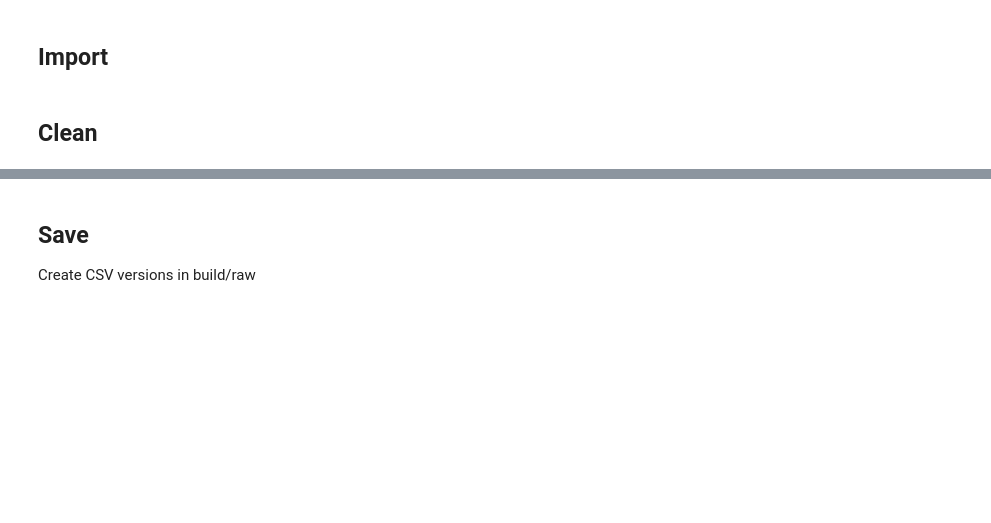
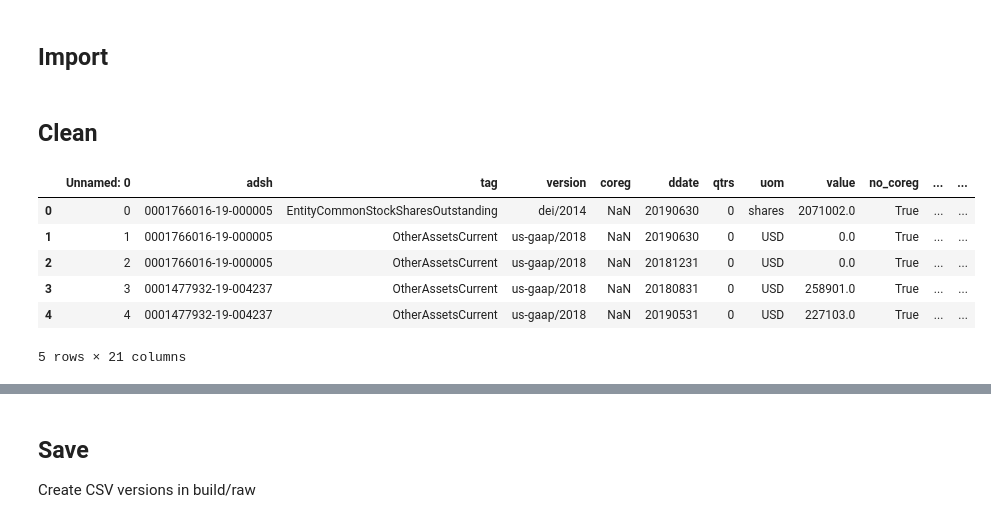
Before and after one commit to mixerupper/1001-term-project, a Jupyter notebook: code/02-build/01b-create-features.ipynb, the cells around one changed output, grey strips where cells are left out. Cells and saved outputs as stored; diff of their text form; code cells hidden in the pictures; blank space fills up the shorter version.

```diff
--- a/code/02-build/01b-create-features.ipynb
+++ b/code/02-build/01b-create-features.ipynb
@@ -24,7 +25,6 @@ data_root = initialize_data_root("AY")
 # %% [markdown]
 ## Import <a name="Import"></a>
 # %%
-raw_num_data = pd.read_csv(data_root+'02-build/raw/2019q3/num.csv')
-raw_tag_data = pd.read_csv(data_root+'02-build/raw/2019q3/tag.csv')
+raw_sec_data = pd.read_csv(data_root+'02-build/clean/2019q3/sec_data_long.csv')
 # %% [markdown]
 ## Clean <a name="Clean"></a>
@@ -36,2 +31,14 @@ test_tags = sec_data.tag.unique()
+# %%
+sec_data = raw_sec_data.copy()
+# %%
+sec_data.head()
+# %% [output]
+|  | Unnamed: 0 | adsh | tag | version | coreg | ddate | qtrs | uom | value | no_coreg | ... | ... |
+| 0 | 0 | 0001766016-19-000005 | EntityCommonStockSharesOutstanding | dei/2014 | NaN | 20190630 | 0 | shares | 2071002.0 | True | ... | ... |
+| 1 | 1 | 0001766016-19-000005 | OtherAssetsCurrent | us-gaap/2018 | NaN | 20190630 | 0 | USD | 0.0 | True | ... | ... |
+| 2 | 2 | 0001766016-19-000005 | OtherAssetsCurrent | us-gaap/2018 | NaN | 20181231 | 0 | USD | 0.0 | True | ... | ... |
+| 3 | 3 | 0001477932-19-004237 | OtherAssetsCurrent | us-gaap/2018 | NaN | 20180831 | 0 | USD | 258901.0 | True | ... | ... |
+| 4 | 4 | 0001477932-19-004237 | OtherAssetsCurrent | us-gaap/2018 | NaN | 20190531 | 0 | USD | 227103.0 | True | ... | ... |
+5 rows × 21 columns
 # %%
 # Levenshtein distance algorithm
```
Also changed, not shown: parts of 8 cells of this notebook, 1 other file.
